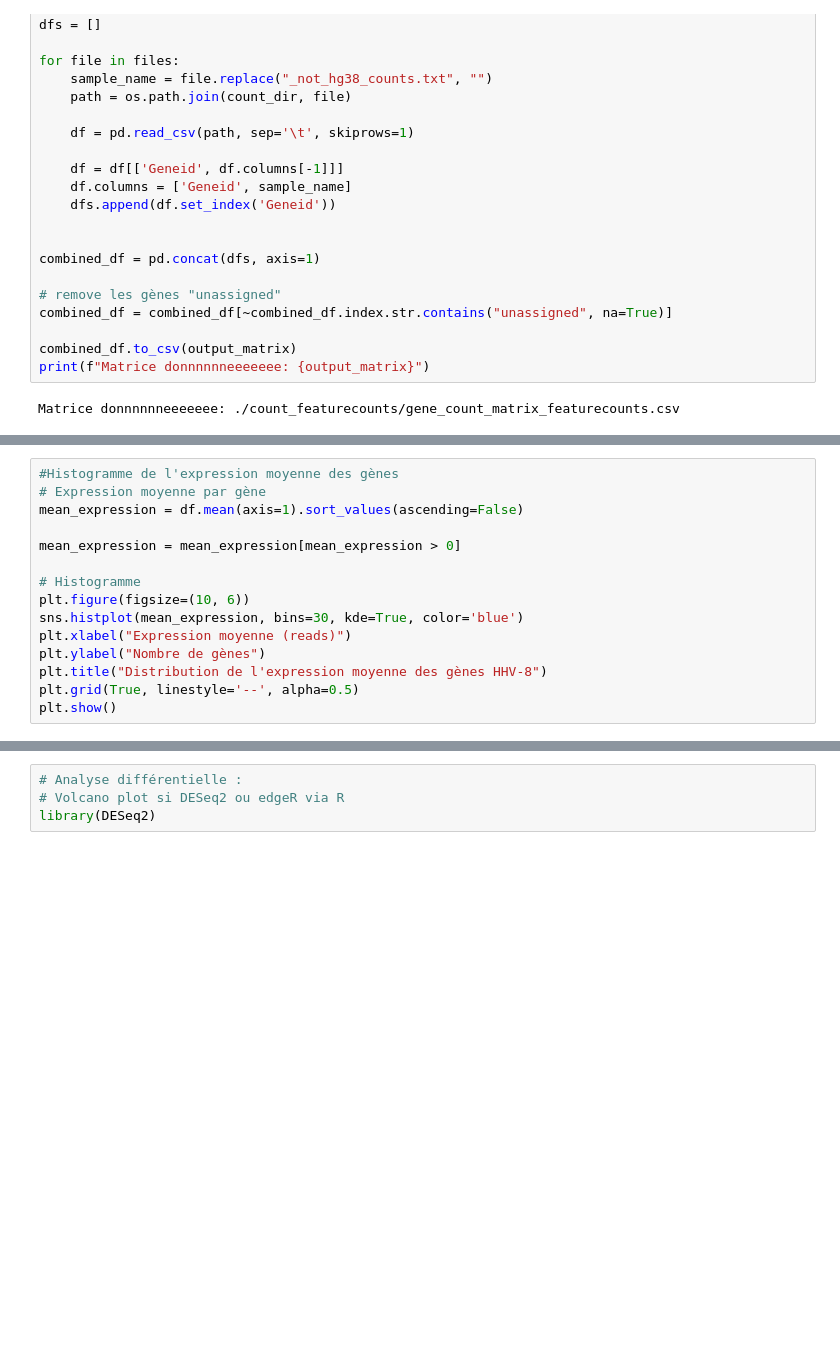
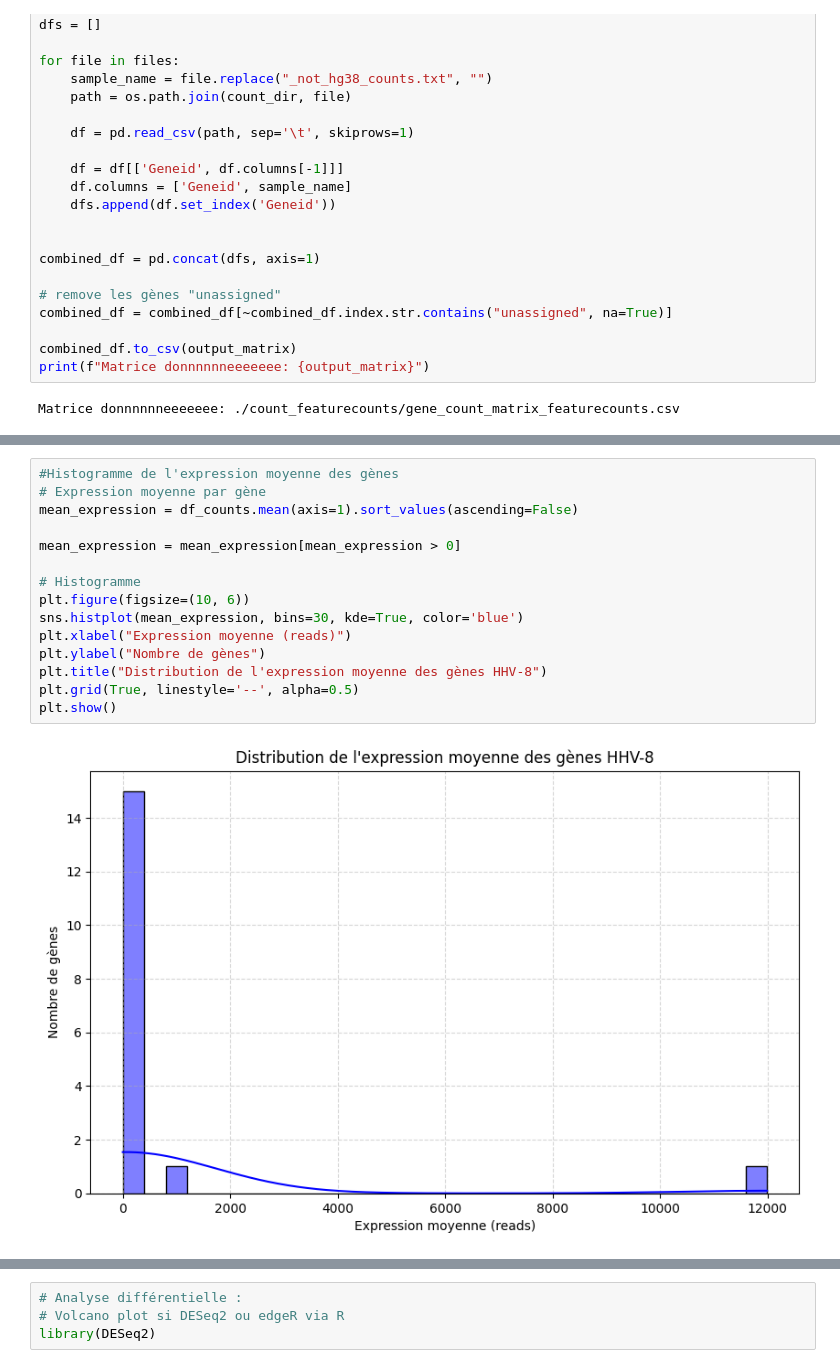
Before and after one commit to abdeljalil-senhaji/Project_HHV8, a Jupyter notebook: notebooks/differential_analysis_Featurecounts.ipynb, the cells around one changed output, grey strips where cells are left out. Saved outputs shown, nothing was run; the diff lists cells and outputs as text; blank space fills up the shorter version.

```diff
--- a/notebooks/differential_analysis_Featurecounts.ipynb
+++ b/notebooks/differential_analysis_Featurecounts.ipynb
@@ -93,18 +155,20 @@ print(zero_genes[:10])
 # %%
 #Histogramme de l'expression moyenne des gènes
 # Expression moyenne par gène
-mean_expression = df.mean(axis=1).sort_values(ascending=False)
+mean_expression = df_counts.mean(axis=1).sort_values(ascending=False)
 
 mean_expression = mean_expression[mean_expression > 0]
 
 # Histogramme
 plt.figure(figsize=(10, 6))
 sns.histplot(mean_expression, bins=30, kde=True, color='blue')
 plt.xlabel("Expression moyenne (reads)")
 plt.ylabel("Nombre de gènes")
 plt.title("Distribution de l'expression moyenne des gènes HHV-8")
 plt.grid(True, linestyle='--', alpha=0.5)
 plt.show()
+# %% [output]
+[figure, added]
 # %%
 from sklearn.decomposition import PCA
 
```
Also changed, not shown: parts of 4 cells of this notebook, 1 other file.
